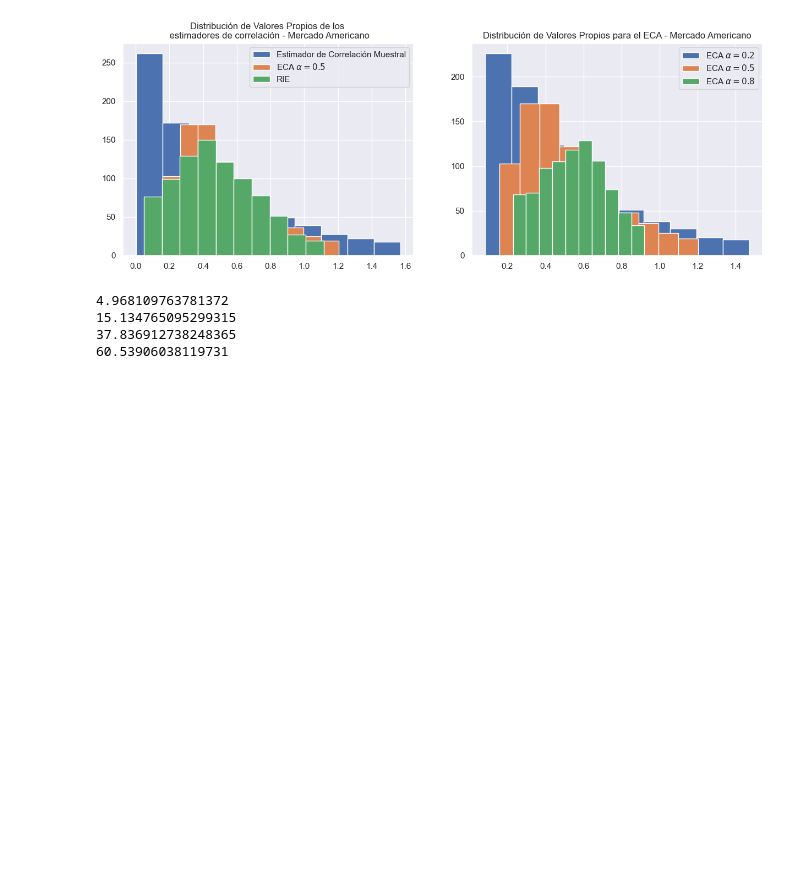
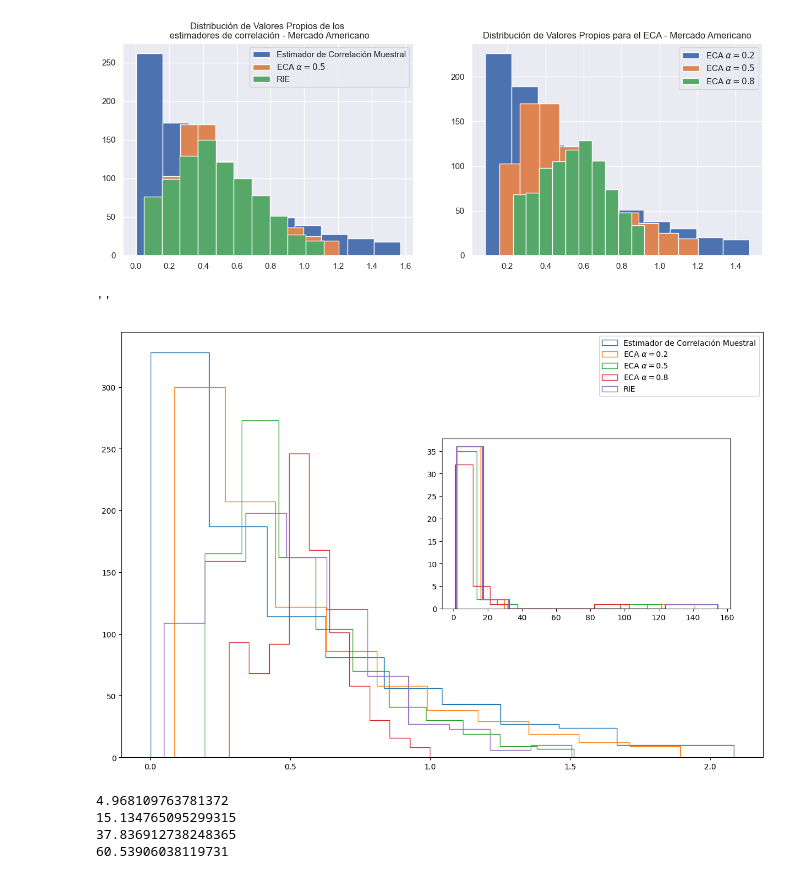
Before and after one commit to jduarte00/tesis, a Jupyter notebook: results_corr_matrix.ipynb, the cells around one changed output. Drawn from its saved outputs; the diff is of its cells as text; code cells hidden in the pictures; blank space fills up the shorter version.

```diff
--- a/results_corr_matrix.ipynb
+++ b/results_corr_matrix.ipynb
@@ -462,6 +462,35 @@ axs[1].set_title("Distribución de Valores Propios para el ECA - Mercado America
 # %% [output]
 Text(0.5, 1.0, 'Distribución de Valores Propios para el ECA - Mercado Americano')
 [figure]
+# %%
+# IMAGE [TESIS]
+
+# Dadas las correcciones propuestas por el prof, se unen los histogramas y se plotea solo el contorno
+fig, axs = plt.subplots(1,1, figsize=(15,10))
+axs.hist(eigenval_sample_american_conc[:880], histtype=u'step' )
+axs.hist(eigenval_shrink_american_2_conc[:880], histtype=u'step')
+axs.hist(eigenval_shrink_american_5_conc[:880], histtype=u'step')
+axs.hist(eigenval_shrink_american_8_conc[:880], histtype=u'step')
+axs.hist(eigenval_rie_american_conc[:880], histtype=u'step')
+axs.legend(labels=['Estimador de Correlación Muestral',r'ECA $\alpha = 0.2$', r'ECA $\alpha = 0.5$',r'ECA $\alpha = 0.8$','RIE'])
+# "Distribución de los valores propios de los estimadores \n  de correlación. Mercado Americano"
+#axs[0].set_title("Distribución de Valores Propios de los \n estimadores de correlación - Mercado Americano")
+
+
+
+# Create the inset plot
+inset_ax = axs.inset_axes([0.5, 0.35, 0.45, 0.4])  # Specify the position and size of the inset axes
+
+# Plot the inset data
+inset_ax.hist(eigenval_sample_american_conc[880:], histtype=u'step' )
+inset_ax.hist(eigenval_shrink_american_2_conc[880:], histtype=u'step')
+inset_ax.hist(eigenval_shrink_american_5_conc[880:], histtype=u'step')
+inset_ax.hist(eigenval_shrink_american_8_conc[880:], histtype=u'step')
+inset_ax.hist(eigenval_rie_american_conc[880:], histtype=u'step')
+;
+# %% [output]
+''
+[figure, added]
 # %%
 print((np.linalg.norm(((samp_corr_american_norm - rie_est_american).values), ord = "fro") + np.linalg.norm(((samp_corr_american_norm_2do - rie_est_american_2do).values), ord = "fro"))/2)
 print((np.linalg.norm(((samp_corr_american_norm - shrink_estimator_american_2).values), ord = "fro") + np.linalg.norm(((samp_corr_american_norm_2do - shrink_estimator_american_2_2do).values), ord = "fro"))/2)
```
Also changed, not shown: parts of 1 cell of this notebook.
